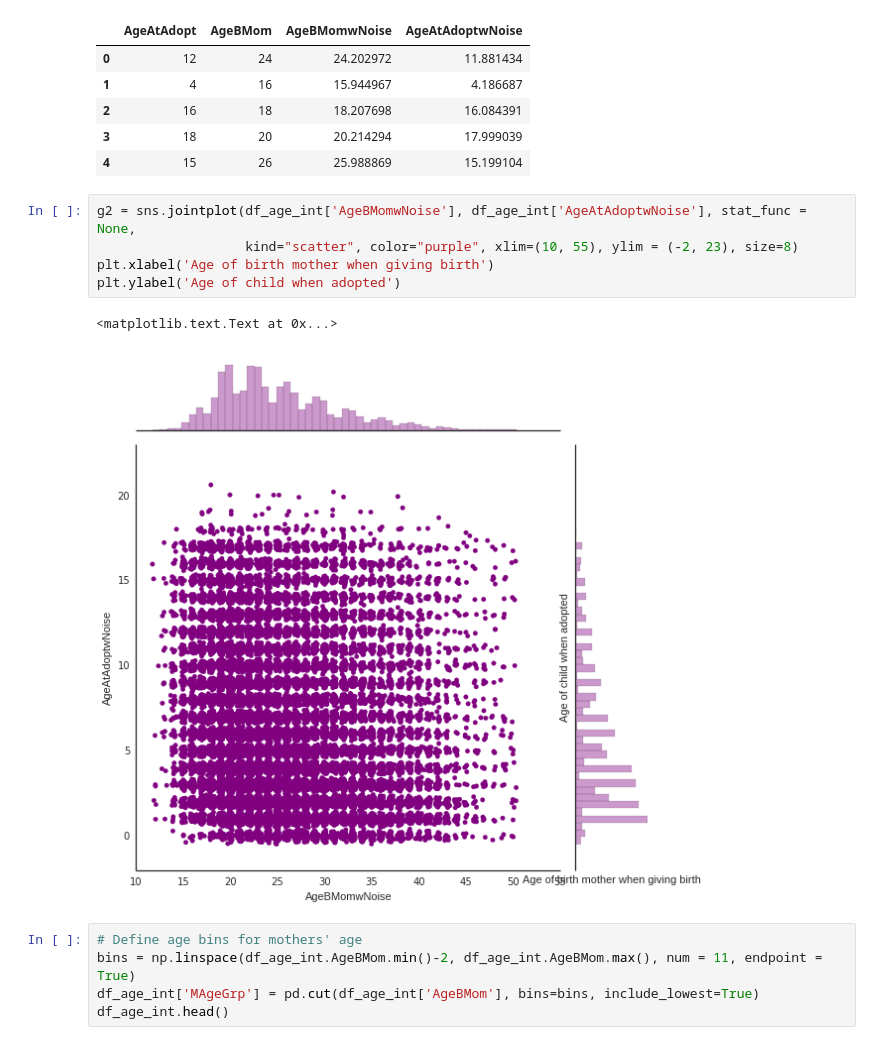
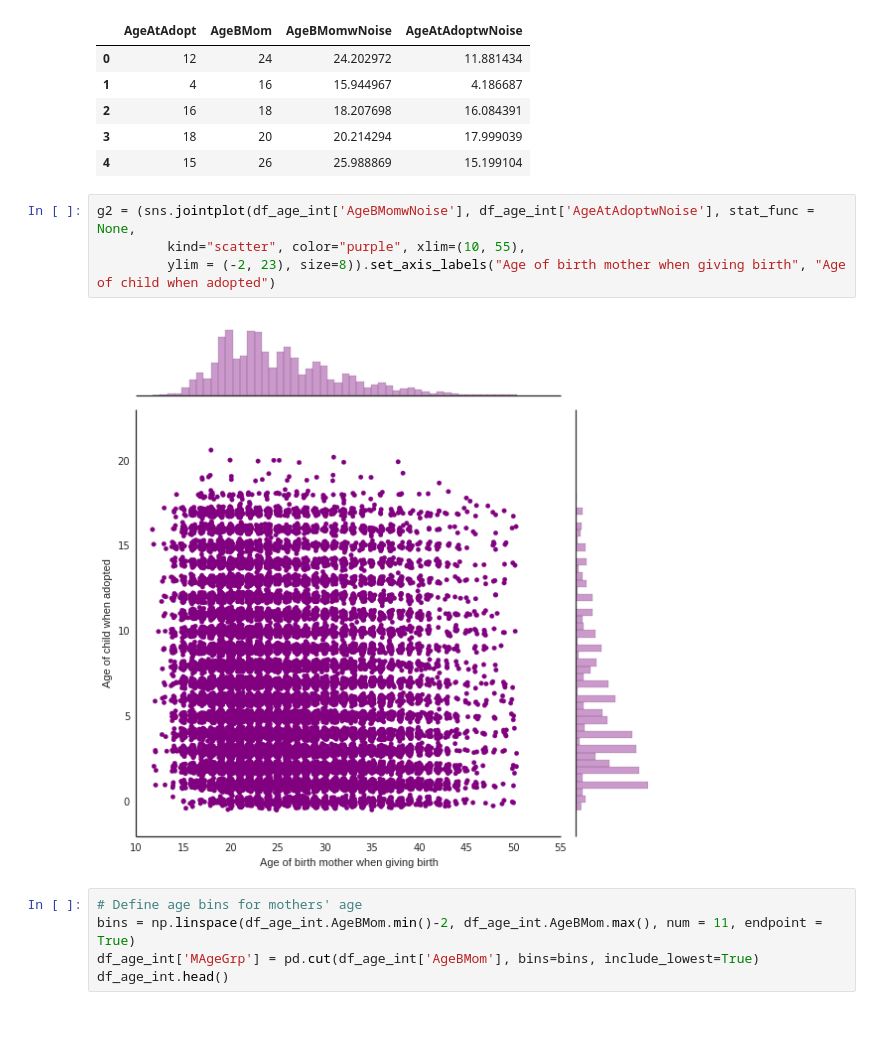
Before and after one commit to jlantos/Adoption, a Jupyter notebook: Adoption_age.ipynb, the cells around one changed output. Saved outputs shown, nothing was run; the diff lists cells and outputs as text.

Commit message:
Labels fixed

```diff
--- a/Adoption_age.ipynb
+++ b/Adoption_age.ipynb
@@ -180,13 +180,11 @@ df_age_int.head()
 | 3 | 18 | 20 | 20.214294 | 17.999039 |
 | 4 | 15 | 26 | 25.988869 | 15.199104 |
 # %%
-g2 = sns.jointplot(df_age_int['AgeBMomwNoise'], df_age_int['AgeAtAdoptwNoise'], stat_func = None,
-                   kind="scatter", color="purple", xlim=(10, 55), ylim = (-2, 23), size=8)
-plt.xlabel('Age of birth mother when giving birth')
-plt.ylabel('Age of child when adopted')
+g2 = (sns.jointplot(df_age_int['AgeBMomwNoise'], df_age_int['AgeAtAdoptwNoise'], stat_func = None,
+         kind="scatter", color="purple", xlim=(10, 55),
+         ylim = (-2, 23), size=8)).set_axis_labels("Age of birth mother when giving birth", "Age of child when adopted")
 # %% [output]
-<matplotlib.text.Text at 0x...>
-[figure, old version]
+[figure, new version]
 # %%
 # Define age bins for mothers' age
 bins = np.linspace(df_age_int.AgeBMom.min()-2, df_age_int.AgeBMom.max(), num = 11, endpoint = True)
```
